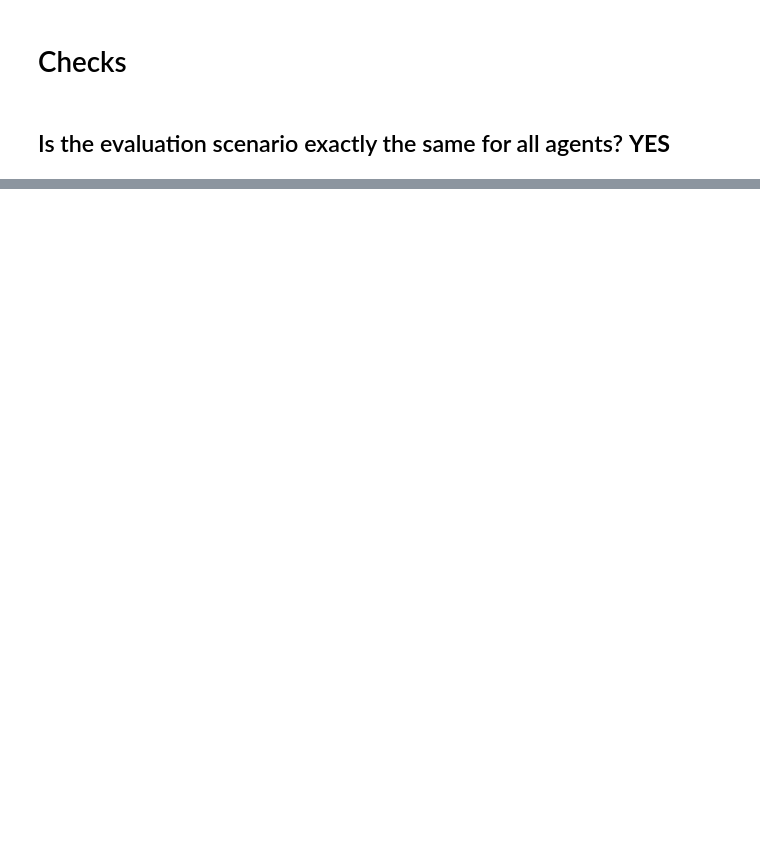
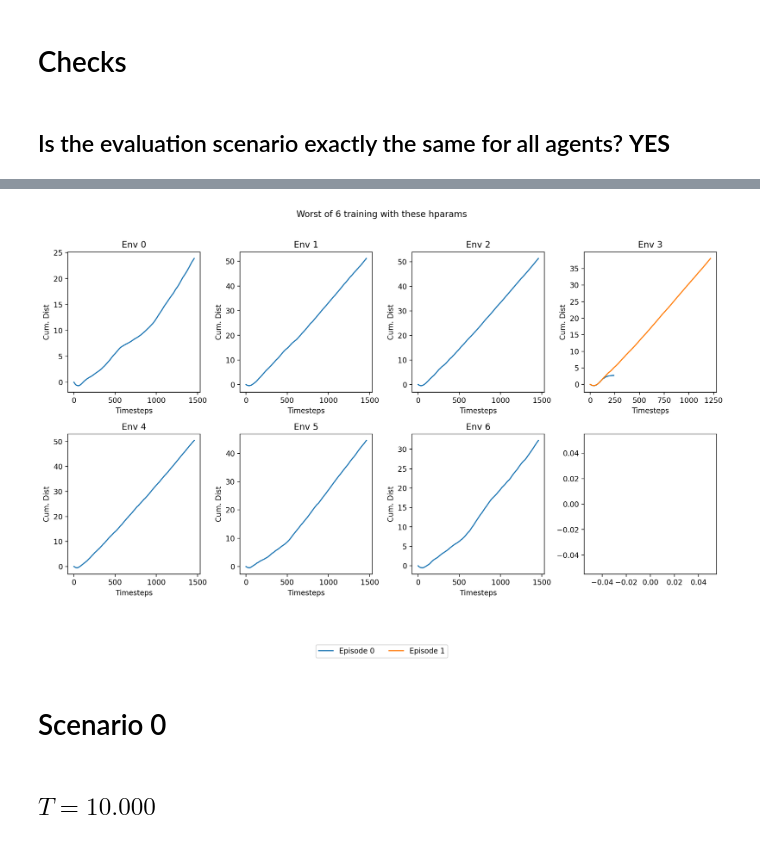
Before and after one commit to lucasmrdt/sailboat-drl, a Jupyter notebook: notebooks/sb3_analysis.ipynb, the cells around one changed output, grey strips where cells are left out. Cells and saved outputs as stored; diff of their text form; code cells hidden in the pictures; blank space fills up the shorter version.

```diff
--- a/notebooks/sb3_analysis.ipynb
+++ b/notebooks/sb3_analysis.ipynb
@@ -203,0 +108,8 @@ Failed to load 0 files for ../runs/08-28-max-wind-v2-scenario-1/eval-*
+# %%
+plot_gain_dist_by_episode('08-29-max-wind-v1-optuna-hparams-13-5', train=True, title='Worst of 6 training with these hparams');
+# %% [output]
+[figure, added]
+# %% [markdown]
+# Scenario 0
+# %% [markdown]
+## $T = 10.000$
```
Also changed, not shown: parts of 23 cells of this notebook, 6 other files.
